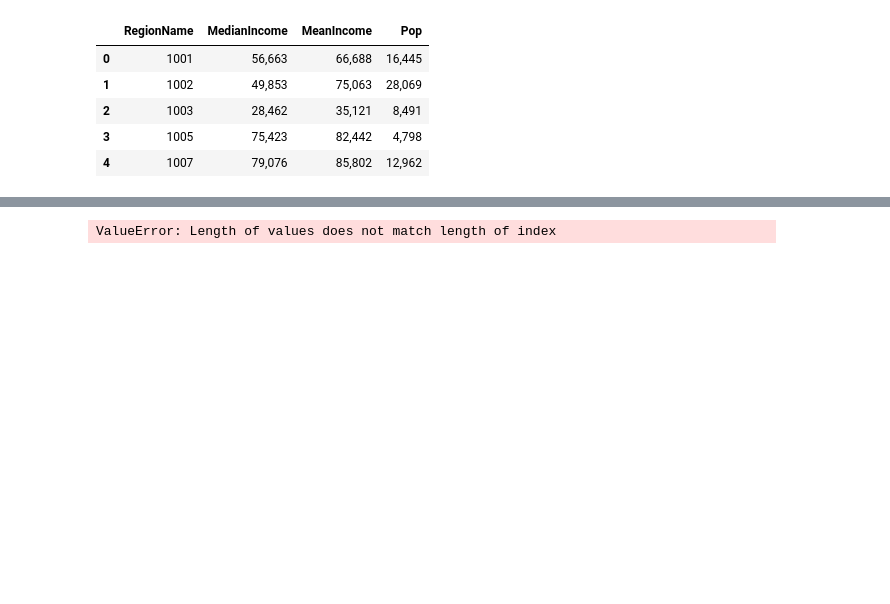
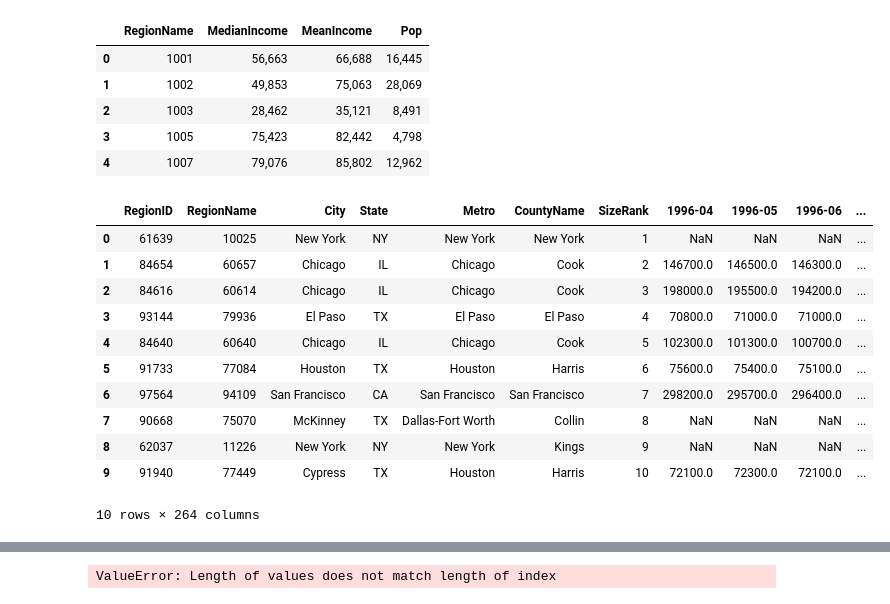
Before and after one commit to tiptonicedt/springboard, a Jupyter notebook: capstone_project_zillow/Zillow_Data_Cleaning.ipynb, the cells around one changed output, grey strips where cells are left out. Saved outputs shown, nothing was run; the diff lists cells and outputs as text; code cells hidden in the pictures; blank space fills up the shorter version.

```diff
--- a/capstone_project_zillow/Zillow_Data_Cleaning.ipynb
+++ b/capstone_project_zillow/Zillow_Data_Cleaning.ipynb
@@ -31,6 +31,22 @@ hhi.head()
 | 2 | 1003 | 28,462 | 35,121 | 8,491 |
 | 3 | 1005 | 75,423 | 82,442 | 4,798 |
 | 4 | 1007 | 79,076 | 85,802 | 12,962 |
+# %%
+df = pd.merge(homes2, hhi, how='left', left_on='RegionName', right_on='RegionName')
+df.head(10)
+# %% [output]
+|  | RegionID | RegionName | City | State | Metro | CountyName | SizeRank | 1996-04 | 1996-05 | 1996-06 | ... |
+| 0 | 61639 | 10025 | New York | NY | New York | New York | 1 | NaN | NaN | NaN | ... |
+| 1 | 84654 | 60657 | Chicago | IL | Chicago | Cook | 2 | 146700.0 | 146500.0 | 146300.0 | ... |
+| 2 | 84616 | 60614 | Chicago | IL | Chicago | Cook | 3 | 198000.0 | 195500.0 | 194200.0 | ... |
+| 3 | 93144 | 79936 | El Paso | TX | El Paso | El Paso | 4 | 70800.0 | 71000.0 | 71000.0 | ... |
+| 4 | 84640 | 60640 | Chicago | IL | Chicago | Cook | 5 | 102300.0 | 101300.0 | 100700.0 | ... |
+| 5 | 91733 | 77084 | Houston | TX | Houston | Harris | 6 | 75600.0 | 75400.0 | 75100.0 | ... |
+| 6 | 97564 | 94109 | San Francisco | CA | San Francisco | San Francisco | 7 | 298200.0 | 295700.0 | 296400.0 | ... |
+| 7 | 90668 | 75070 | McKinney | TX | Dallas-Fort Worth | Collin | 8 | NaN | NaN | NaN | ... |
+| 8 | 62037 | 11226 | New York | NY | New York | Kings | 9 | NaN | NaN | NaN | ... |
+| 9 | 91940 | 77449 | Cypress | TX | Houston | Harris | 10 | 72100.0 | 72300.0 | 72100.0 | ... |
+10 rows × 264 columns
 # %%
 #joining the data sets
 df = homes2.join(hhi, on='RegionName', how='left', lsuffix= 'str', rsuffix= 'str', sort=False)
```
Also changed, not shown: 1 other file.
